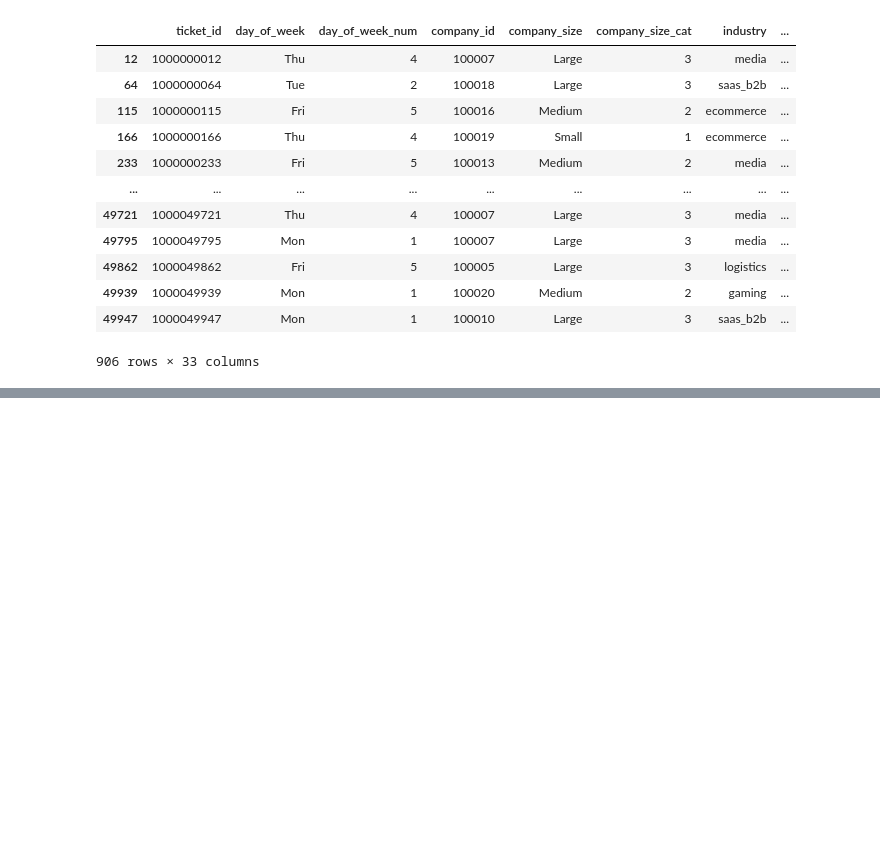
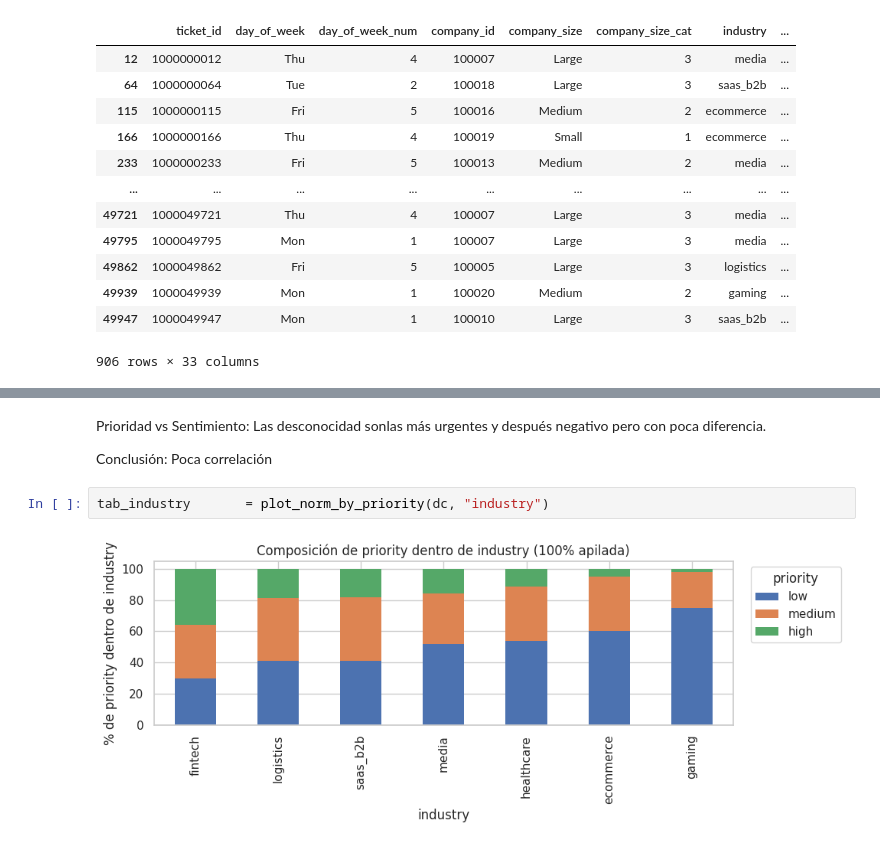
Before and after one commit to mmcuervo/ExamMLcategorias, a Jupyter notebook: 01_eda.ipynb, the cells around one changed output, grey strips where cells are left out. Saved outputs shown, nothing was run; the diff lists cells and outputs as text; blank space fills up the shorter version.

```diff
--- a/01_eda.ipynb
+++ b/01_eda.ipynb
@@ -181,0 +545,8 @@ dtype: float64
+# %% [markdown]
+Prioridad vs Sentimiento: Las desconocidad sonlas más urgentes y después negativo pero con poca diferencia.
+
+Conclusión: Poca correlación
+# %%
+tab_industry       = plot_norm_by_priority(dc, "industry")
+# %% [output]
+[figure, added]
```
Also changed, not shown: parts of 43 cells of this notebook.
